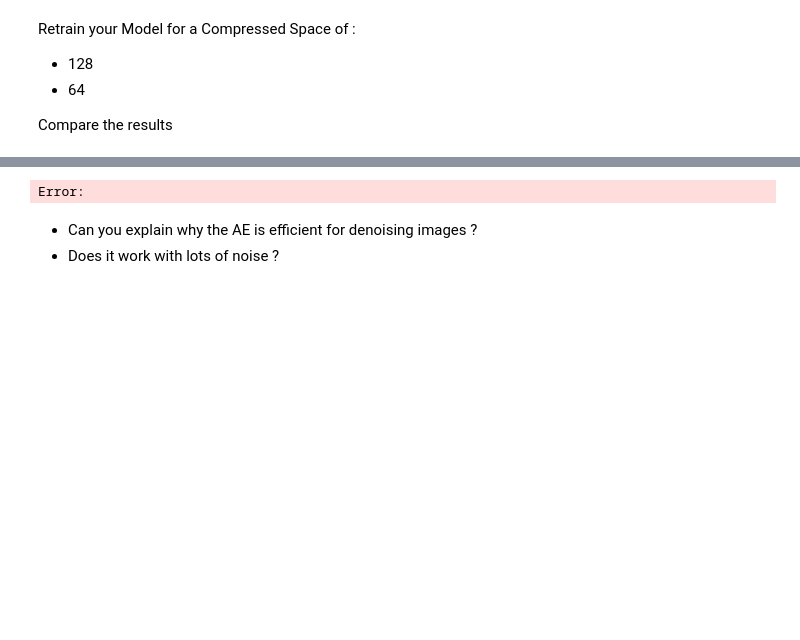
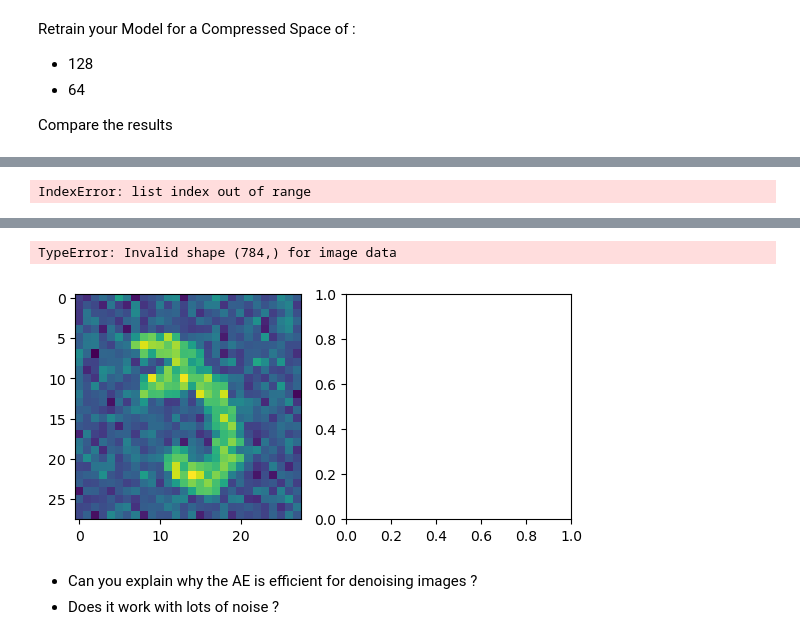
Before and after one commit to MurphLaws/JPEGCompression, a Jupyter notebook: Lab2_AE.ipynb, the cells around one changed output, grey strips where cells are left out. Cells and saved outputs as stored; diff of their text form; code cells hidden in the pictures; blank space fills up the shorter version.

```diff
--- a/Lab2_AE.ipynb
+++ b/Lab2_AE.ipynb
@@ -1239,12 +1240,15 @@ class Encoder(nn.Module):
         self.input_channel = input_channel
         self.output_channel = output_channel
         self.kernel_size = kernel_size
-        self.model = ...
+        self.model = self.model = nn.Sequential( ConvDown(self.input_channel, self.output_channel//4,self.kernel_size),
+                                   ConvDown(self.output_channel//4, self.output_channel//2,self.kernel_size),
+                                   ConvDown(self.output_channel//2, self.output_channel,self.kernel_size))
+
 
     def forward(self,x):
         # TODO :  Send the data through the model and return the output
-        output = ...
-        return
+        output = self.model(x)
+        return output
 
 class Decoder(nn.Module):
     """
@@ -1257,13 +1261,15 @@ class Decoder(nn.Module):
         self.output_channel = output_channel
         self.kernel_size = kernel_size
         self.output = output
-        self.model= ...
+        self.model= nn.Sequential( ConvUp(self.input_channel, self.input_channel//2 ,self.kernel_size, output),
+                                  ConvUp(self.input_channel//2, self.input_channel//4 ,self.kernel_size, output),
+                                  ConvUp(self.input_channel//4,self.output_channel,self.kernel_size, output))
 
 
     def forward(self,x):
         # TODO :  Send the data through the model and return the output
-        output = ...
-        return
+        output = self.model(x)
+        return output
 
 
 
@@ -1275,13 +1281,14 @@ class AutoEncoder_Conv(nn.Module):
         self.input_size = input_size
         self.latent_size = latent_size
         self.output = output
-        self.model =
+        self.model = nn.Sequential(Encoder(self.input_size, self.latent_size),
+                                   Decoder(self.latent_size, self.input_size,output=self.output))
 
 
     def forward(self,x):
         # TODO :  Send the data through the model and return the output
-        output = ...
-        return
+        output = self.model(x)
+        return output
 
 
 
@@ -1326,3 +1401,7 @@ Error:
+# %%
+print( 'The decompression of the Encoded Test Dataset has an reconstruction error of: ', running_loss[-1])
+# %% [output]
+IndexError: list index out of range
 # %% [markdown]
 # 5 - Where's that noise?
 
@@ -1330,23 +1409,25 @@ AE can be used to denoise image. It means that if there are some noise in the in
 
 <img src="https://miro.medium.com/max/1400/1*z7SUcHkWp7jT1D_SqvTvgA.png" height=300>
 # %%
+from random import randint
 # TODO : Using torch.randn_like, create some noise and return a noisy input
 def add_noise(inputs, noise_factor):
-     noise =
-     return  noise + ....
+     noise = noise_factor*torch.randn_like(inputs)
+     return  noise + inputs
 
 
 # TODO : Pick an image from the test set and add noise to it
-test_image = ... # Pick an image from test dataset
-test_image = ... # Add noise
+test_image = mnist_test[randint(0,len(mnist_test)-1)][0].unsqueeze(0).to(device) # Pick an image from test dataset
+test_image = add_noise(test_image,0.2) # Add noise
 
 # TODO : Send the Image through your model and plot the original image and the infered image
-denoised_image = model(...)
+denoised_image = model(test_image)
 fig,axarr = plt.subplots(1, 2)
 axarr[0].imshow(test_image.squeeze(0).squeeze(0).squeeze(0))
 axarr[1].imshow(denoised_image.detach().cpu().squeeze(0).squeeze(0).squeeze(0))
 # %% [output]
-Error:
+TypeError: Invalid shape (784,) for image data
+[figure, added]
 # %% [markdown]
 
 * Can you explain why the AE is efficient for denoising images ?
```
Also changed, not shown: parts of 4 cells of this notebook.
